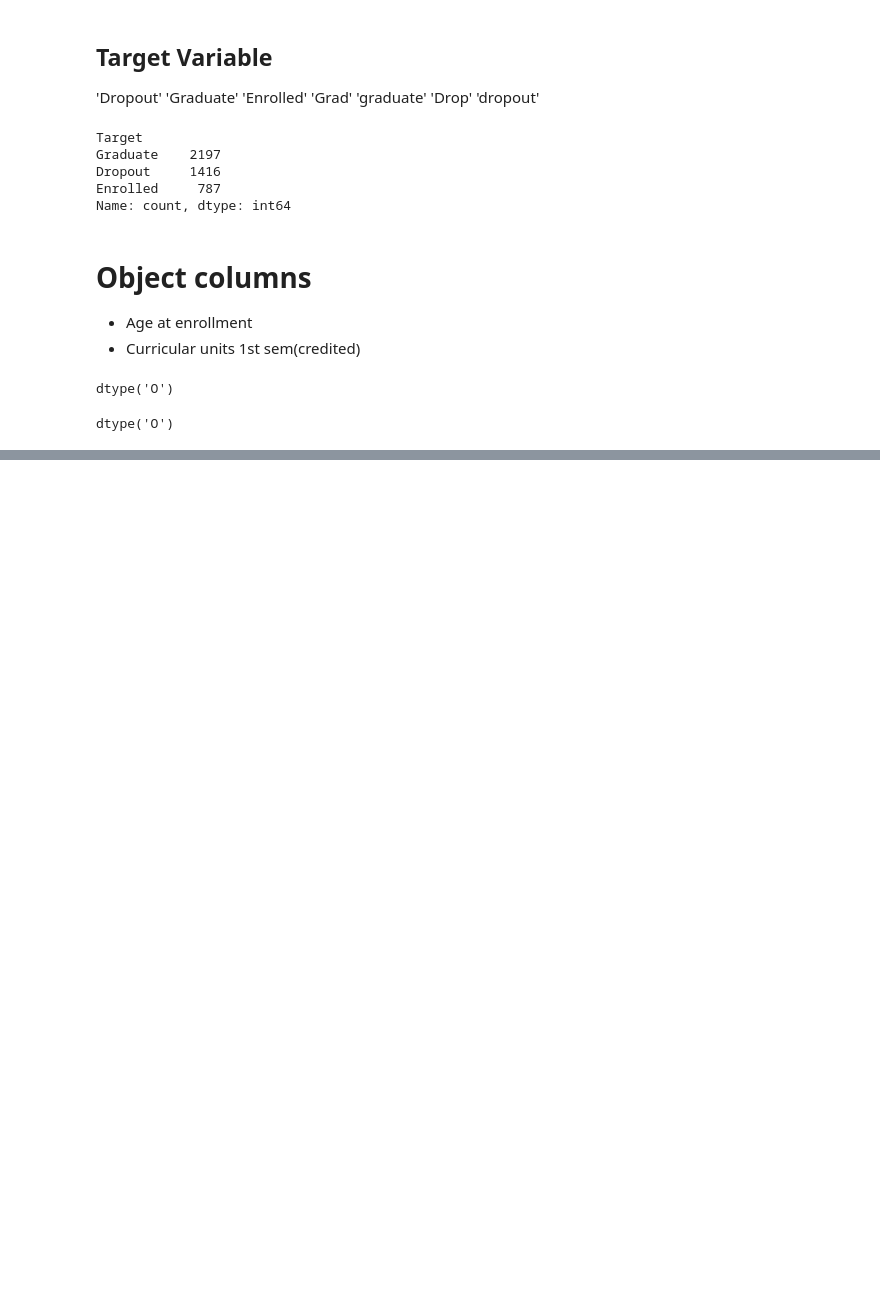
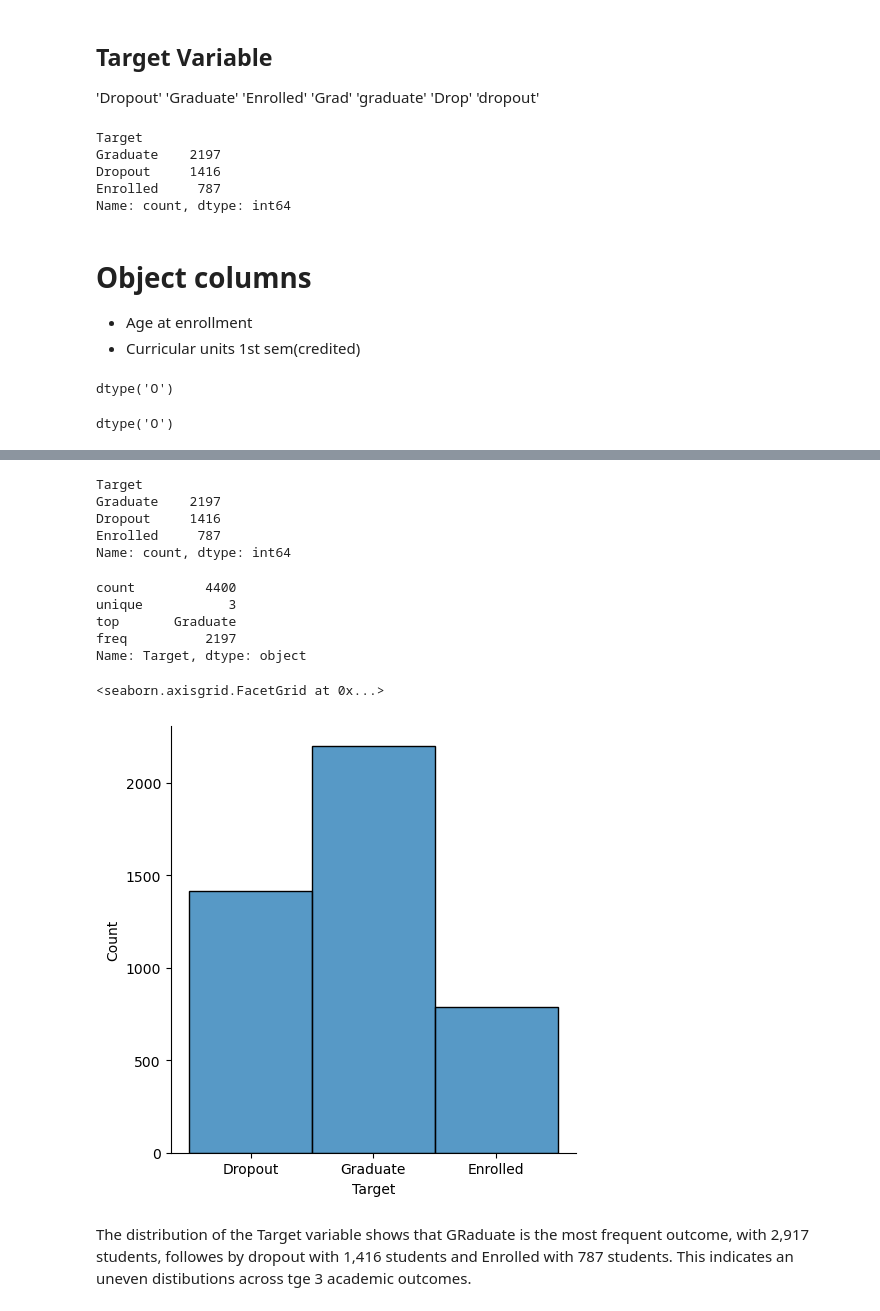
Before and after one commit to camilasoaares/Data-Preparation, a Jupyter notebook: CamilaSoares_DPrepHDip_CA1.ipynb, the cells around one changed output, grey strips where cells are left out. Cells and saved outputs as stored; diff of their text form; code cells hidden in the pictures; blank space fills up the shorter version.

```diff
--- a/CamilaSoares_DPrepHDip_CA1.ipynb
+++ b/CamilaSoares_DPrepHDip_CA1.ipynb
@@ -555,0 +624,23 @@ data.tail()
+# %%
+data["Target"].value_counts()
+# %% [output]
+Target
+Graduate    2197
+Dropout     1416
+Enrolled     787
+Name: count, dtype: int64
+# %%
+data["Target"].describe()
+# %% [output]
+count         4400
+unique           3
+top       Graduate
+freq          2197
+Name: Target, dtype: object
+# %%
+sns.displot(data["Target"])
+# %% [output]
+<seaborn.axisgrid.FacetGrid at 0x...>
+[figure, added]
+# %% [markdown]
+The distribution of the Target variable shows that GRaduate is the most frequent outcome, with 2,917 students, followes by dropout with 1,416 students and Enrolled with 787 students. This indicates an uneven distibutions across tge 3 academic outcomes.
```
Also changed, not shown: parts of 31 cells of this notebook.
